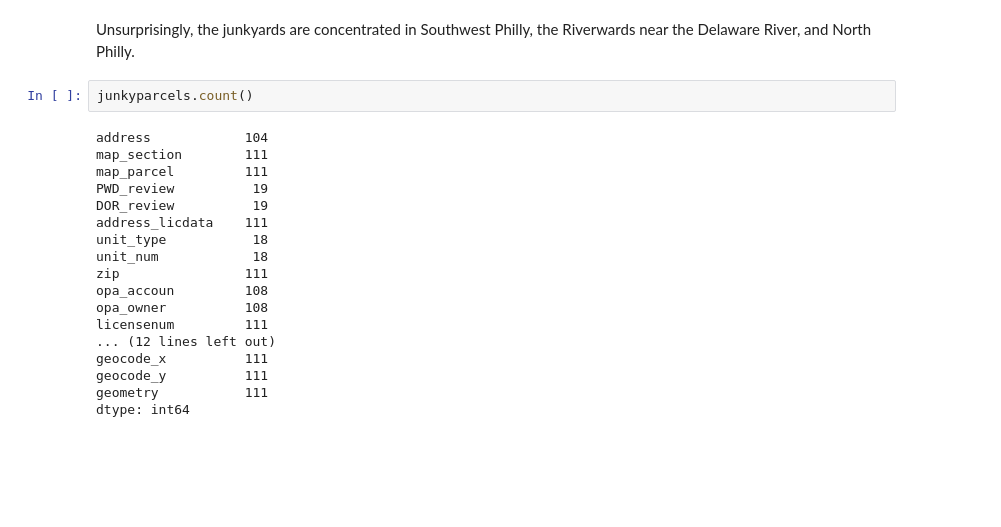
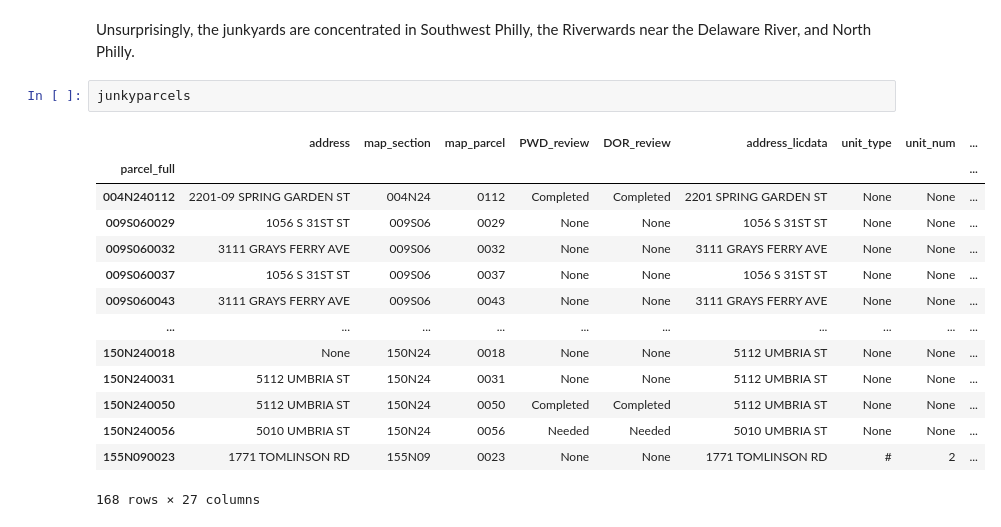
Before and after one commit to ehlatham/PUS2022_CWolk, a Jupyter notebook: ProjectLanthamWolk/LIBusinessLicenses.ipynb, the cells around one changed output. Drawn from its saved outputs; the diff is of its cells as text; blank space fills up the shorter version.

```diff
--- a/ProjectLanthamWolk/LIBusinessLicenses.ipynb
+++ b/ProjectLanthamWolk/LIBusinessLicenses.ipynb
@@ -1251,22 +1350,19 @@ philly_proj.boundary.plot(ax=ax, alpha=0.5)
 # %% [markdown]
 Unsurprisingly, the junkyards are concentrated in Southwest Philly, the Riverwards near the Delaware River, and North Philly.
 # %%
-junkyparcels.count()
+junkyparcels
 # %% [output]
+|  | address | map_section | map_parcel | PWD_review | DOR_review | address_licdata | unit_type | unit_num | ... |
+| parcel_full |  |  |  |  |  |  |  |  | ... |
+| 004N240112 | 2201-09 SPRING GARDEN ST | 004N24 | 0112 | Completed | Completed | 2201 SPRING GARDEN ST | None | None | ... |
+| 009S060029 | 1056 S 31ST ST | 009S06 | 0029 | None | None | 1056 S 31ST ST | None | None | ... |
+| 009S060032 | 3111 GRAYS FERRY AVE | 009S06 | 0032 | None | None | 3111 GRAYS FERRY AVE | None | None | ... |
+| 009S060037 | 1056 S 31ST ST | 009S06 | 0037 | None | None | 1056 S 31ST ST | None | None | ... |
+| 009S060043 | 3111 GRAYS FERRY AVE | 009S06 | 0043 | None | None | 3111 GRAYS FERRY AVE | None | None | ... |
+| ... | ... | ... | ... | ... | ... | ... | ... | ... | ... |
+| 150N240018 | None | 150N24 | 0018 | None | None | 5112 UMBRIA ST | None | None | ... |
+| 150N240031 | 5112 UMBRIA ST | 150N24 | 0031 | None | None | 5112 UMBRIA ST | None | None | ... |
+| 150N240050 | 5112 UMBRIA ST | 150N24 | 0050 | Completed | Completed | 5112 UMBRIA ST | None | None | ... |
+| 150N240056 | 5010 UMBRIA ST | 150N24 | 0056 | Needed | Needed | 5010 UMBRIA ST | None | None | ... |
+| 155N090023 | 1771 TOMLINSON RD | 155N09 | 0023 | None | None | 1771 TOMLINSON RD | # | 2 | ... |
-address            104
-map_section        111
-map_parcel         111
-PWD_review          19
-DOR_review          19
-address_licdata    111
-unit_type           18
-unit_num            18
-zip                111
-opa_accoun         108
-opa_owner          108
-licensenum         111
-... (12 lines left out)
-geocode_x          111
-geocode_y          111
-geometry           111
-dtype: int64
+168 rows × 27 columns
```
Also changed, not shown: parts of 35 cells of this notebook.
